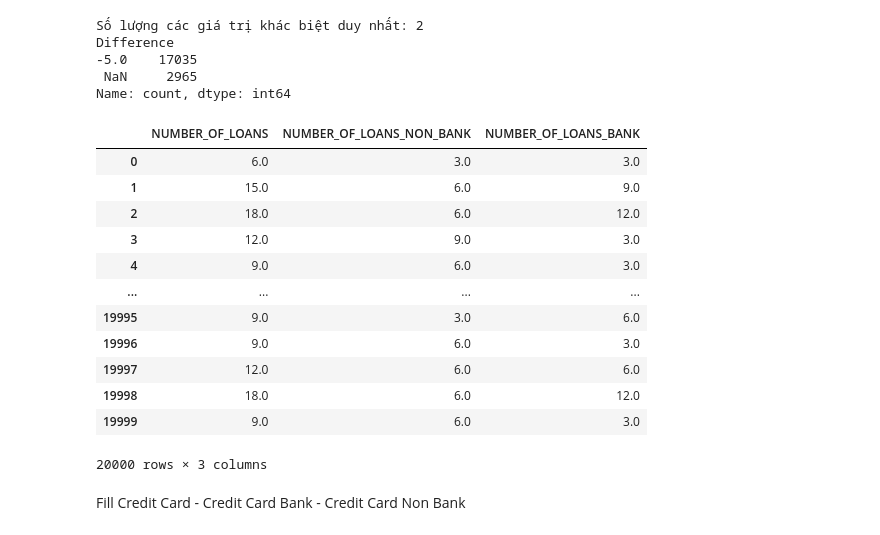
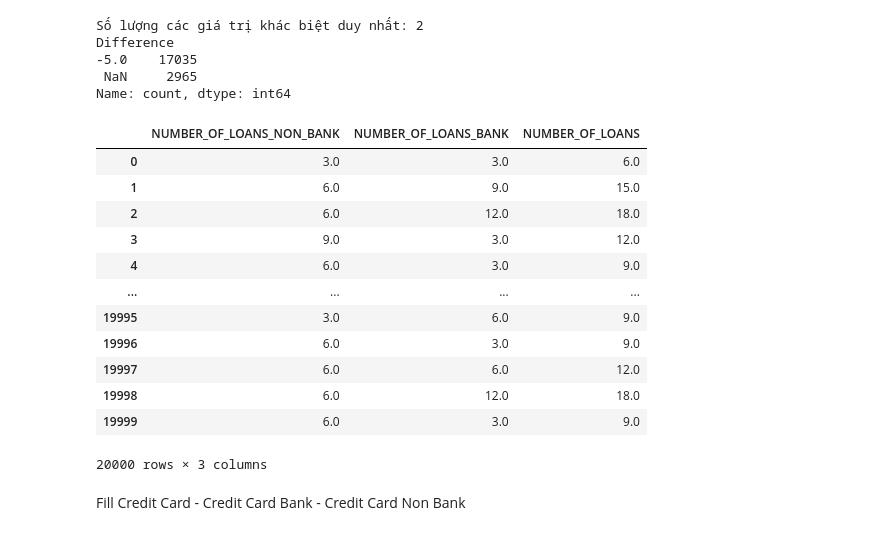
Before and after one commit to BaoVoThuong/Data-Mining-Project, a Jupyter notebook: Model/Preprocessing.ipynb, the cells around one changed output. Cells and saved outputs as stored; diff of their text form; code cells hidden in the pictures.

```diff
--- a/Model/Preprocessing.ipynb
+++ b/Model/Preprocessing.ipynb
@@ -107,22 +136,22 @@ Name: count, dtype: int64
 # %%
 df['NUMBER_OF_LOANS'] = df['NUMBER_OF_LOANS'] + 5
 df.loc[(df['NUMBER_OF_LOANS'].isnull()) & (df['NUMBER_OF_LOANS_NON_BANK'].notnull()) & (df['NUMBER_OF_LOANS_BANK'].notnull()), 'NUMBER_OF_LOANS'] = df['NUMBER_OF_LOANS_NON_BANK'] + df['NUMBER_OF_LOANS_BANK']
 df.loc[(df['NUMBER_OF_LOANS_BANK'].isnull()) & (df['NUMBER_OF_LOANS_NON_BANK'].notnull()) & (df['NUMBER_OF_LOANS'].notnull()), 'NUMBER_OF_LOANS_BANK'] = df['NUMBER_OF_LOANS'] - df['NUMBER_OF_LOANS_NON_BANK']
 df.loc[(df['NUMBER_OF_LOANS_NON_BANK'].isnull()) & (df['NUMBER_OF_LOANS_BANK'].notnull()) & (df['NUMBER_OF_LOANS'].notnull()), 'NUMBER_OF_LOANS_NON_BANK'] = df['NUMBER_OF_LOANS'] - df['NUMBER_OF_LOANS_BANK']
-df[['NUMBER_OF_LOANS','NUMBER_OF_LOANS_NON_BANK','NUMBER_OF_LOANS_BANK']]
+df[['NUMBER_OF_LOANS_NON_BANK','NUMBER_OF_LOANS_BANK','NUMBER_OF_LOANS']]
 # %% [output]
-|  | NUMBER_OF_LOANS | NUMBER_OF_LOANS_NON_BANK | NUMBER_OF_LOANS_BANK |
-| 0 | 6.0 | 3.0 | 3.0 |
-| 1 | 15.0 | 6.0 | 9.0 |
-| 2 | 18.0 | 6.0 | 12.0 |
-| 3 | 12.0 | 9.0 | 3.0 |
-| 4 | 9.0 | 6.0 | 3.0 |
+|  | NUMBER_OF_LOANS_NON_BANK | NUMBER_OF_LOANS_BANK | NUMBER_OF_LOANS |
+| 0 | 3.0 | 3.0 | 6.0 |
+| 1 | 6.0 | 9.0 | 15.0 |
+| 2 | 6.0 | 12.0 | 18.0 |
+| 3 | 9.0 | 3.0 | 12.0 |
+| 4 | 6.0 | 3.0 | 9.0 |
 | ... | ... | ... | ... |
-| 19995 | 9.0 | 3.0 | 6.0 |
-| 19996 | 9.0 | 6.0 | 3.0 |
-| 19997 | 12.0 | 6.0 | 6.0 |
-| 19998 | 18.0 | 6.0 | 12.0 |
-| 19999 | 9.0 | 6.0 | 3.0 |
+| 19995 | 3.0 | 6.0 | 9.0 |
+| 19996 | 6.0 | 3.0 | 9.0 |
+| 19997 | 6.0 | 6.0 | 12.0 |
+| 19998 | 6.0 | 12.0 | 18.0 |
+| 19999 | 6.0 | 3.0 | 9.0 |
 20000 rows × 3 columns
 # %% [markdown]
 Fill Credit Card - Credit Card Bank - Credit Card Non Bank
```
Also changed, not shown: parts of 14 cells of this notebook, 3 other files.
